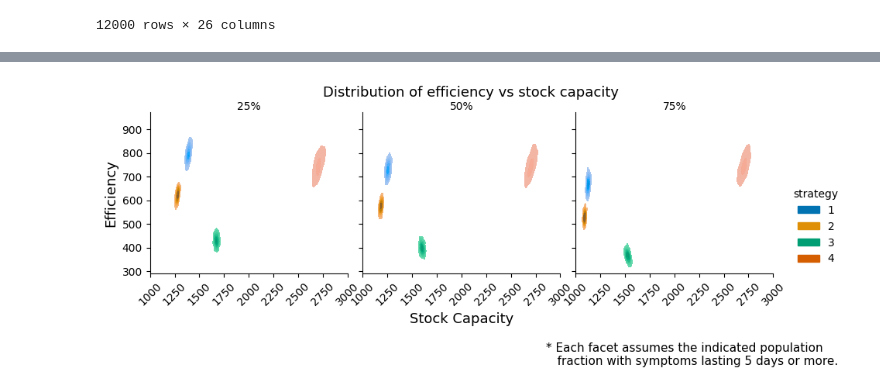
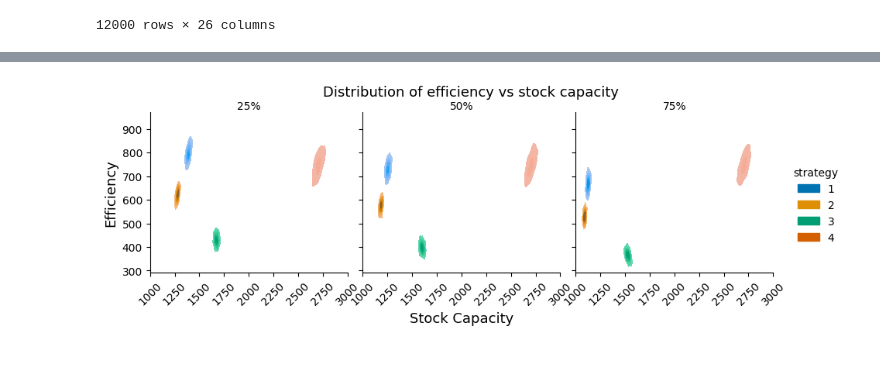
Before and after one commit to maikol-solis/Paper-COVID-MLTriage-CR2021, a Jupyter notebook: d_plots_and_tables.ipynb, the cells around one changed output, grey strips where cells are left out. Drawn from its saved outputs; the diff is of its cells as text; code cells hidden in the pictures; blank space fills up the shorter version.

```diff
--- a/d_plots_and_tables.ipynb
+++ b/d_plots_and_tables.ipynb
@@ -79,7 +81,8 @@ df_strategy_1 = pd.read_pickle(filepath_or_buffer="data/df_strategy_1.pkl")
 df_strategy_2 = pd.read_pickle(filepath_or_buffer="data/df_strategy_2.pkl")
 df_strategy_3 = pd.read_pickle(filepath_or_buffer="data/df_strategy_3.pkl")
 df_strategy_4 = pd.read_pickle(filepath_or_buffer="data/df_strategy_4.pkl")
-df_all = pd.concat([df_strategy_1, df_strategy_2, df_strategy_3, df_strategy_4])
+df_all = pd.concat([df_strategy_1, df_strategy_2,
+                   df_strategy_3, df_strategy_4])
 # %%
 plot(df=df_strategy_1)
 # %% [output]
@@ -292,40 +297,41 @@ g = sns.displot(
     fill=True,
     # multiple="dodge",
 )
 
 
 # plt.axvline(x=1000 * 100, linestyle="--", color="red", linewidth=2)
 # g.map(vertical_mean_line, variable)
 # # g.refline(x=df[variable].mean(), color="blue", lw=3)
 # g.refline(x=1000 * 100, color=None, linewidth=3)
 # plt.xscale("log")
 # for ax in g.axes.flat:
 #     ax.xaxis.set_major_formatter(ticker.StrMethodFormatter("{x:,.0f}"))
 
 # g.fig.suptitle("Proportion of +5 days symptoms", y=1.0005, fontsize=13)
 g.set_titles("{col_name:.0%}", pad=2)  # use this argument literally
 g.set_axis_labels("Stock Capacity", "Efficiency", fontsize=13)
-g.fig.suptitle("Distribution of efficiency vs stock capacity", y=1.0005, fontsize=13)
+g.fig.suptitle("Distribution of efficiency vs stock capacity",
+               y=1.0005, fontsize=13)
 g.axes[0, 0].set_xlabel("")
 g.axes[0, 1].set_xlabel("Stock Capacity")
 g.axes[0, 2].set_xlabel("")
 for ax in g.axes.flat:
     ax.set_xticks(range(1000, 3001, 250))
     # ax.xaxis.set_major_formatter(ticker.StrMethodFormatter("{x:,.0f}"))
 
 g.set_xticklabels(rotation=45)
 
-g.fig.text(
-    0.6,
-    -0.2,
-    """* Each facet assumes the indicated population
-   fraction with symptoms lasting 5 days or more.""",
-    ha="left",
-    fontsize=11,
-)
+# g.fig.text(
+#     0.6,
+#     -0.2,
+#     """* Each facet assumes the indicated population
+#    fraction with symptoms lasting 5 days or more.""",
+#     ha="left",
+#     fontsize=11,
+# )
 # So that axis show
 # plt.tight_layout()
 plt.savefig("img/hist_stock_capacity_vs_efficiency_strategies.pdf")
 plt.show()
 # %% [output]
-[figure, old version]
+[figure, new version]
```
Also changed, not shown: parts of 4 cells of this notebook, 4 other files.
